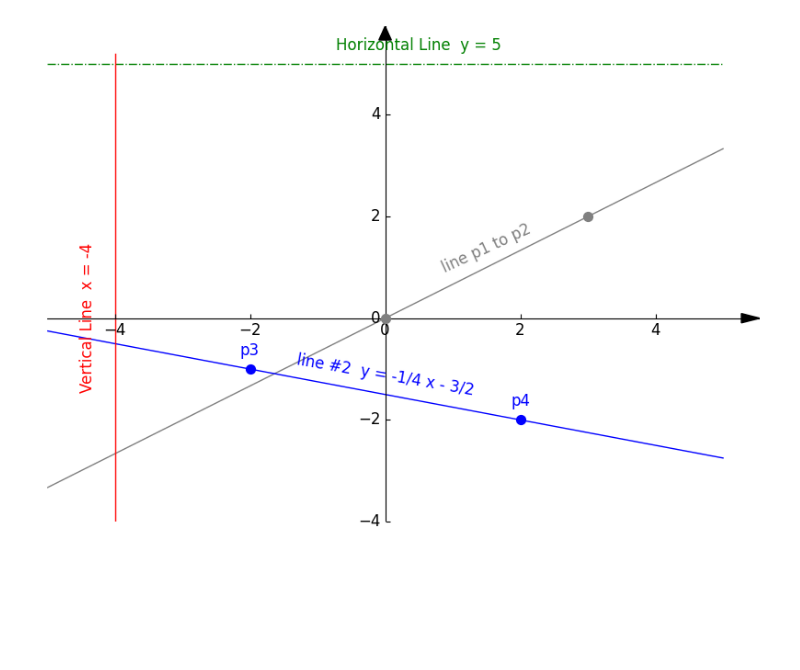
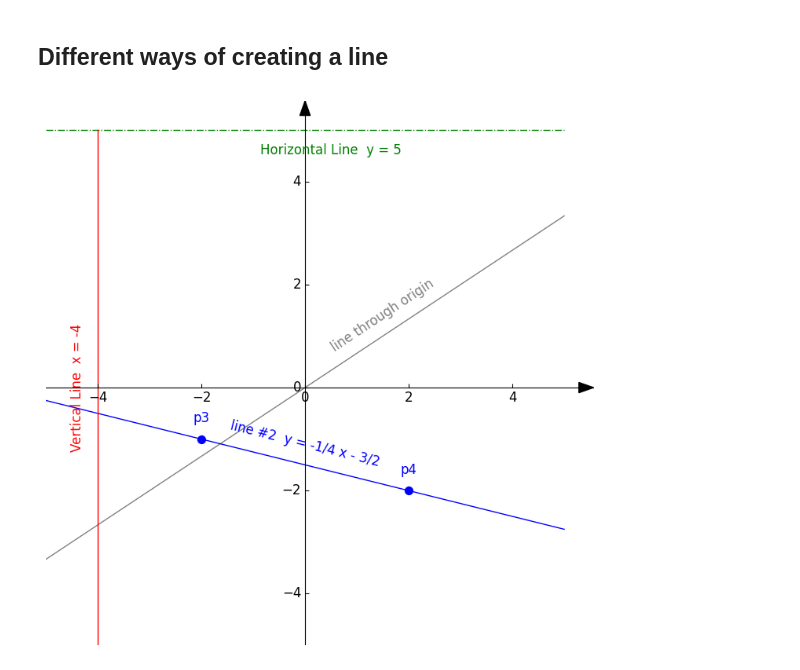
Before and after one commit to NaysanSaran/pyGeom2D, a Jupyter notebook: notebooks/Tutorial-02-Annotated-Line.ipynb, the cells around one changed output. Cells and saved outputs as stored; diff of their text form; code cells hidden in the pictures; blank space fills up the shorter version.

```diff
--- a/notebooks/Tutorial-02-Annotated-Line.ipynb
+++ b/notebooks/Tutorial-02-Annotated-Line.ipynb
@@ -1,29 +1,55 @@
 # %%
 from pygeom import Axes, Point, Line
+# %% [markdown]
+## Different ways of creating a line
 # %%
 # Create the cartesian axis
-axes = Axes(xlim=(-5,5), ylim=(-4,5.2), figsize=(10,7))
+axes = Axes(xlim=(-5,5), ylim=(-5,5), figsize=(9,9))
 
 # A grey line between two points p1 and p2
-p1 = Point(0, 0, color='grey')
-p2 = Point(3, 2, color='grey')
-l1 = Line(p1=p1, p2=p2, label='line p1 to p2', color='grey')
-axes.addMany([p1, p2, l1])
+l1 = Line(
+    p1=Point(0, 0),
+    p2=Point(3, 2),
+    label='line through origin',
+    color='grey'
+)
+axes.add(l1)
 
 # A blue line between two points p3 and p4, this time give the points a label
 p3 = Point(-2, -1, color='blue', label='p3')
 p4 = Point( 2, -2, color='blue', label='p4')
-l2 = Line(p1=p3, p2=p4, label='line #2', add_eq=True, color='blue')
+l2 = Line(
+    p1=p3,
+    p2=p4,
+    label='line #2',
+    add_eq=True,
+    color='blue'
+)
 axes.addMany([p3, p4, l2])
 
 # This time define a green line with a slope and intercept
-l3 = Line(slope=0.0, intercept=5.0, label='Horizontal Line', add_eq=True, color='green', linestyle='dashdot')
+l3 = Line(
+    slope=0.0,
+    intercept=5.0,
+    label='Horizontal Line',
+    loc='down',
+    add_eq=True,
+    color='green',
+    linestyle='dashdot'
+)
 axes.add(l3)
 
 # vertical line
-l4 = Line(p1=Point(-4, -2), p2=Point(-4, 2), color='red', add_eq=True, label='Vertical Line', loc='left')
+l4 = Line(
+    p1=Point(-4, -2),
+    p2=Point(-4, 2),
+    color='red',
+    add_eq=True,
+    label='Vertical Line',
+    loc='left'
+)
 axes.add(l4)
 
-axes.draw()
+axes.draw('img/tutorial02-lines.png')
 # %% [output]
-[figure, old version]
+[figure, new version]
```
Also changed, not shown: parts of 2 cells of this notebook, 12 other files.
